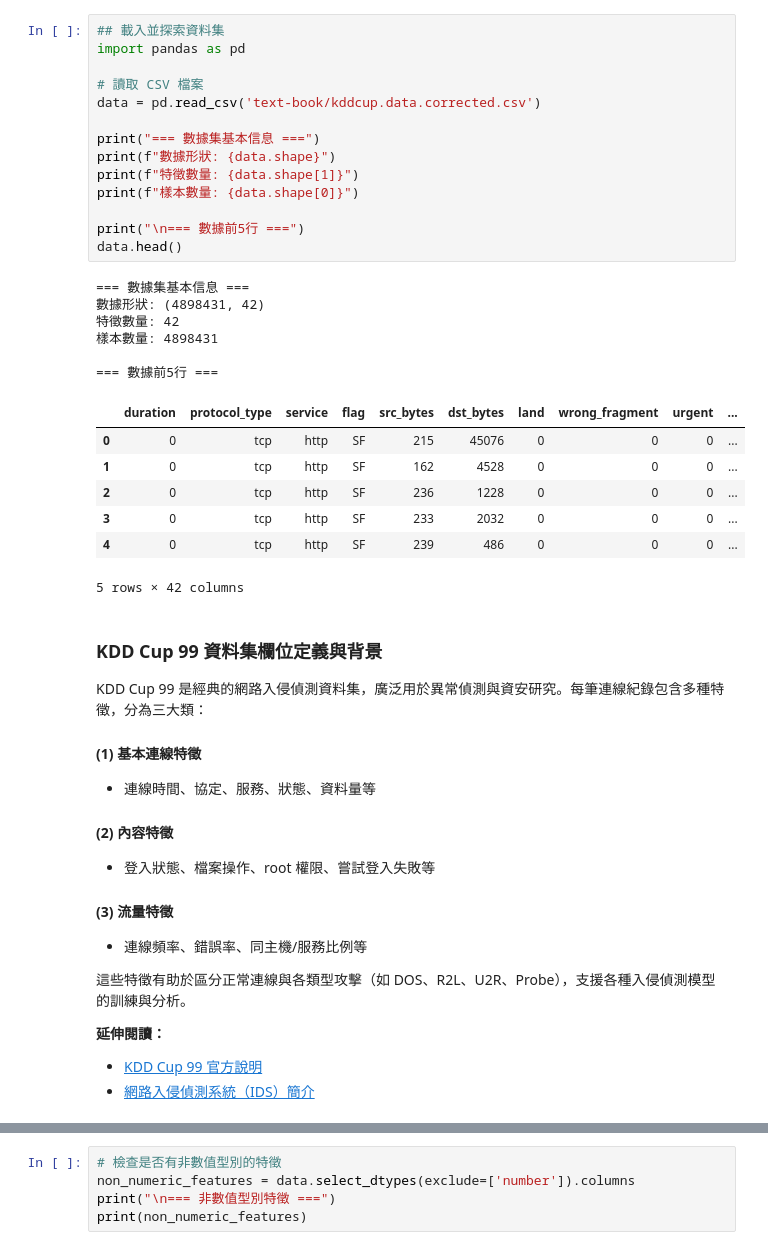
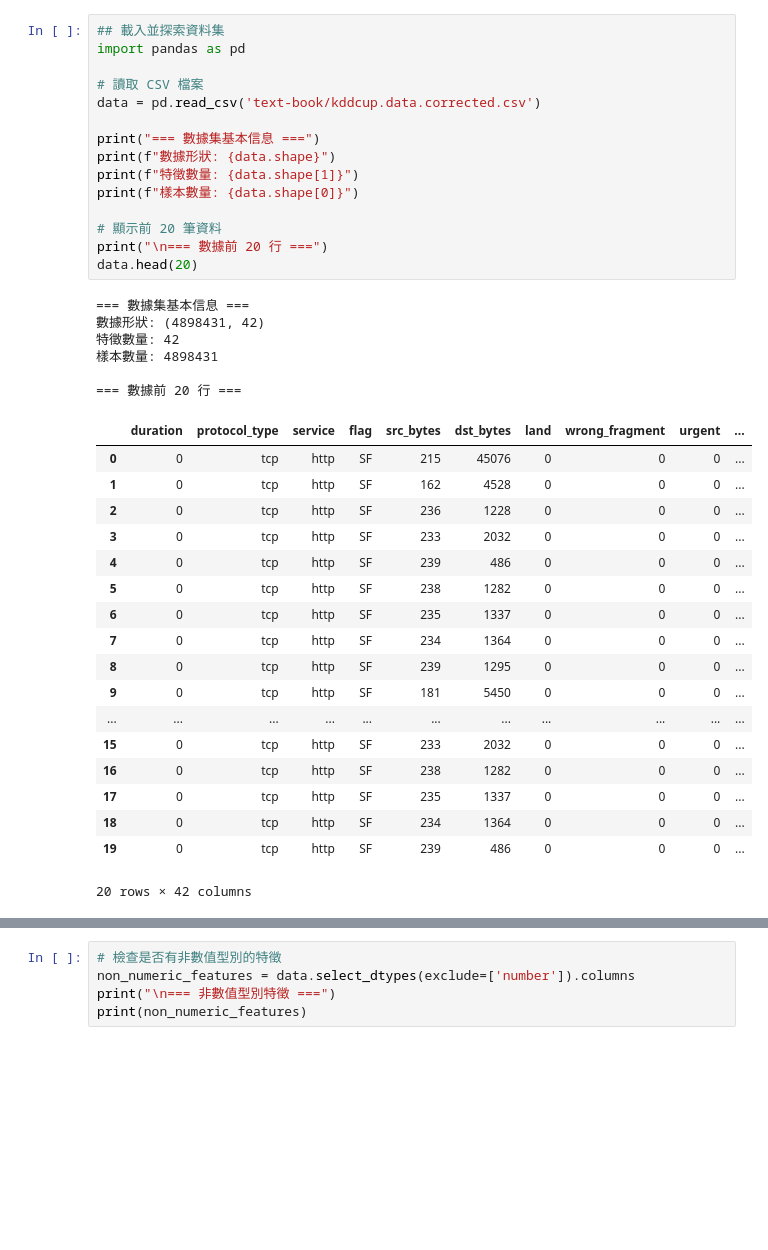
Before and after one commit to jonascheng/anomalyebook, a Jupyter notebook: 07_network-intrusion-detection.ipynb, the cells around one changed output, grey strips where cells are left out. Saved outputs shown, nothing was run; the diff lists cells and outputs as text; blank space fills up the shorter version.

```diff
--- a/07_network-intrusion-detection.ipynb
+++ b/07_network-intrusion-detection.ipynb
@@ -14,48 +33,43 @@
 # %%
 ## 載入並探索資料集
 import pandas as pd
 
 # 讀取 CSV 檔案
 data = pd.read_csv('text-book/kddcup.data.corrected.csv')
 
 print("=== 數據集基本信息 ===")
 print(f"數據形狀: {data.shape}")
 print(f"特徵數量: {data.shape[1]}")
 print(f"樣本數量: {data.shape[0]}")
 
-print("\n=== 數據前5行 ===")
-data.head()
+# 顯示前 20 筆資料
+print("\n=== 數據前 20 行 ===")
+data.head(20)
 # %% [output]
 === 數據集基本信息 ===
 數據形狀: (4898431, 42)
 特徵數量: 42
 樣本數量: 4898431
 
-=== 數據前5行 ===
+=== 數據前 20 行 ===
 |  | duration | protocol_type | service | flag | src_bytes | dst_bytes | land | wrong_fragment | urgent | ... |
 | 0 | 0 | tcp | http | SF | 215 | 45076 | 0 | 0 | 0 | ... |
 | 1 | 0 | tcp | http | SF | 162 | 4528 | 0 | 0 | 0 | ... |
 | 2 | 0 | tcp | http | SF | 236 | 1228 | 0 | 0 | 0 | ... |
 | 3 | 0 | tcp | http | SF | 233 | 2032 | 0 | 0 | 0 | ... |
 | 4 | 0 | tcp | http | SF | 239 | 486 | 0 | 0 | 0 | ... |
+| 5 | 0 | tcp | http | SF | 238 | 1282 | 0 | 0 | 0 | ... |
+| 6 | 0 | tcp | http | SF | 235 | 1337 | 0 | 0 | 0 | ... |
+| 7 | 0 | tcp | http | SF | 234 | 1364 | 0 | 0 | 0 | ... |
+| 8 | 0 | tcp | http | SF | 239 | 1295 | 0 | 0 | 0 | ... |
+| 9 | 0 | tcp | http | SF | 181 | 5450 | 0 | 0 | 0 | ... |
+| ... | ... | ... | ... | ... | ... | ... | ... | ... | ... | ... |
+| 15 | 0 | tcp | http | SF | 233 | 2032 | 0 | 0 | 0 | ... |
+| 16 | 0 | tcp | http | SF | 238 | 1282 | 0 | 0 | 0 | ... |
+| 17 | 0 | tcp | http | SF | 235 | 1337 | 0 | 0 | 0 | ... |
+| 18 | 0 | tcp | http | SF | 234 | 1364 | 0 | 0 | 0 | ... |
+| 19 | 0 | tcp | http | SF | 239 | 486 | 0 | 0 | 0 | ... |
-5 rows × 42 columns
+20 rows × 42 columns
-# %% [markdown]
-### KDD Cup 99 資料集欄位定義與背景
-
-KDD Cup 99 是經典的網路入侵偵測資料集，廣泛用於異常偵測與資安研究。每筆連線紀錄包含多種特徵，分為三大類：
-
-#### (1) 基本連線特徵
-- 連線時間、協定、服務、狀態、資料量等
-#### (2) 內容特徵
-- 登入狀態、檔案操作、root 權限、嘗試登入失敗等
-#### (3) 流量特徵
-- 連線頻率、錯誤率、同主機/服務比例等
-
-這些特徵有助於區分正常連線與各類型攻擊（如 DOS、R2L、U2R、Probe），支援各種入侵偵測模型的訓練與分析。
-
-**延伸閱讀：**
-- [KDD Cup 99 官方說明](http://kdd.ics.uci.edu/databases/kddcup99/kddcup99.html)
-- [網路入侵偵測系統（IDS）簡介](https://en.wikipedia.org/wiki/Intrusion_detection_system)
 # %% [markdown]
 ### KDD Cup 99 資料集欄位定義與背景
 
```
Also changed, not shown: parts of 30 cells of this notebook, 1 other file.
